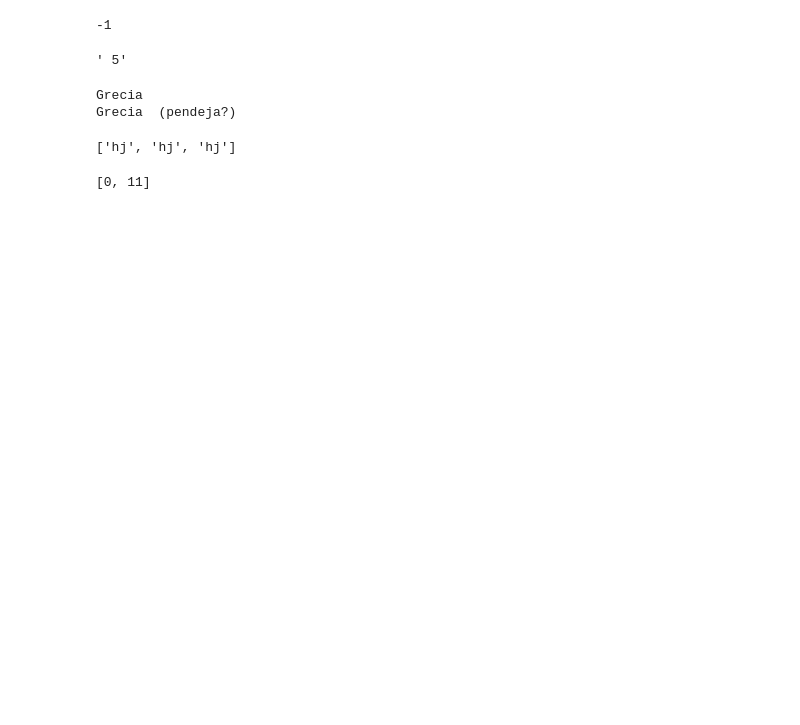
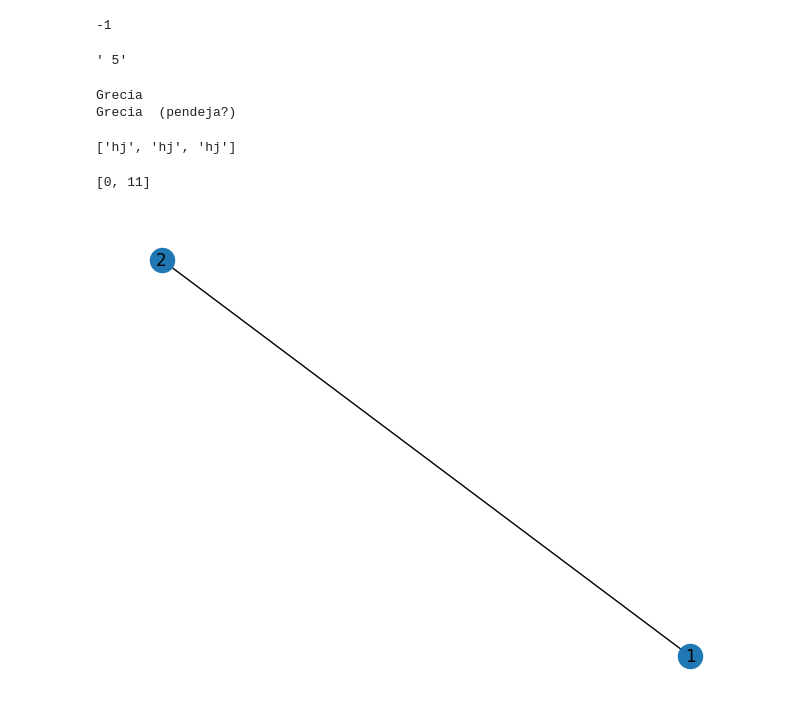
Before and after one commit to nick0413/Sociofisica, a Jupyter notebook: test4.ipynb, the cells around one changed output. Cells and saved outputs as stored; diff of their text form; code cells hidden in the pictures; blank space fills up the shorter version.

```diff
--- a/test4.ipynb
+++ b/test4.ipynb
@@ -57,3 +57,10 @@ indexes = [
 print(indexes)  # 👉️ [0, 11]
 # %% [output]
 [0, 11]
+# %%
+G1=nx.Graph()
+
+G1.add_edge(1,2)
+nx.draw(G1,with_labels=True)
+# %% [output]
+[figure, added]
```
Also changed, not shown: parts of 2 cells of this notebook, 8 other files.
